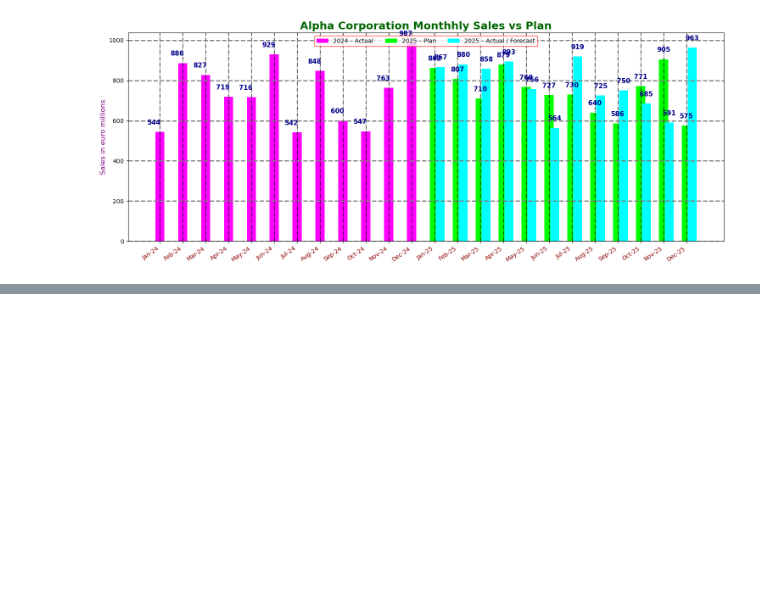
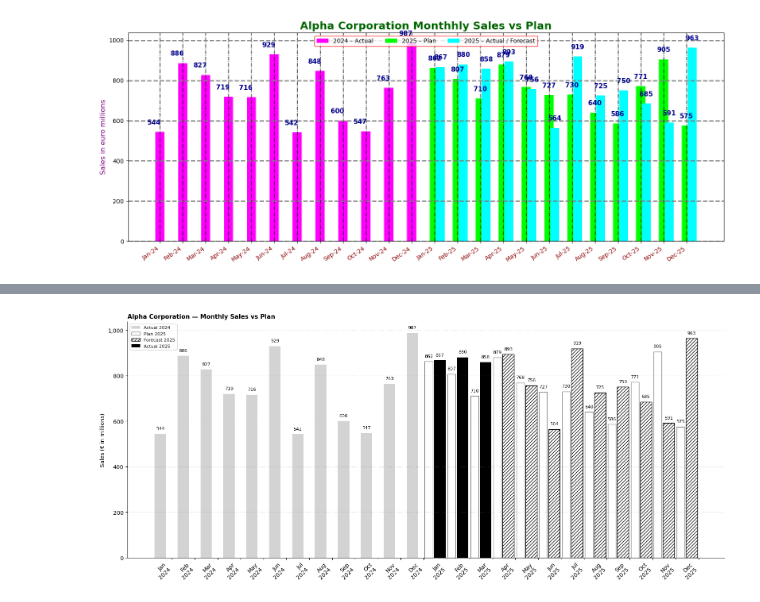
Before and after one commit to andriii0/daiaproj1, a Jupyter notebook: IBCSCharts.ipynb, the cells around one changed output, grey strips where cells are left out. Drawn from its saved outputs; the diff is of its cells as text; code cells hidden in the pictures; blank space fills up the shorter version.

Commit message:
added graph with IBCS rules
Make sure to check it and make changes if you want

```diff
--- a/IBCSCharts.ipynb
+++ b/IBCSCharts.ipynb
@@ -67,0 +71,94 @@ plt.show()
+# %%
+# IBCS colors
+COL = {
+    "actual": "black",
+    "forecast": "white",
+    "forecast_edge": "black",
+    "plan": "white",
+    "plan_edge": "grey",
+    "prev": "#d3d3d3",
+}
+
+# data preparation
+months = pd.date_range("2024-01-01", "2025-12-01", freq="MS")
+labels = [m.strftime("%b\n%Y") for m in months]
+
+# generate fake data
+rng = np.random.default_rng(42)  # fixed seed
+sales_2024 = rng.integers(500, 1000, 12)
+sales_2025_actual = rng.integers(500, 1000, 3)   # Jan–Mar actual
+sales_2025_forecast = rng.integers(500, 1000, 9) # Apr–Dec forecast
+sales_2025_plan = rng.integers(550, 950, 12)     # plan values
+
+# dataframe creation
+df = pd.DataFrame({
+    "Month": months,
+    "Label": labels,
+    "2024_actual": list(sales_2024) + [np.nan]*12,
+    "2025_plan": [np.nan]*12 + list(sales_2025_plan),
+    "2025_actual": [np.nan]*12 + list(sales_2025_actual) + [np.nan]*9,
+    "2025_forecast": [np.nan]*12 + [np.nan]*3 + list(sales_2025_forecast)
+})
+df["2025_actual_forecast"] = df["2025_actual"].fillna(df["2025_forecast"])
+
+# Plot
+fig, ax = plt.subplots(figsize=(16, 7))
+
+barWidth = 0.5         # thick main bars
+planWidth = 0.35       # same width as main bars for overlay
+planOffset = -0.78     # shift Plan bar left by 0.78
+offset2025 = -0.3      # shift Actual/Forecast 2025 left by 0.3
+
+
+# Offsets
+offsets = {
+    "2024_actual": -1.0 * barWidth,
+    "2025_plan": planOffset,
+    "2025_forecast": offset2025,
+    "2025_actual": offset2025
+}
+
+# Plot bars
+ax.bar(df.index + offsets["2024_actual"], df["2024_actual"], width=barWidth,
+       color=COL["prev"], label="Actual 2024")
+
+ax.bar(df.index + offsets["2025_plan"], df["2025_plan"], width=planWidth,
+       facecolor=COL["plan"], edgecolor=COL["plan_edge"], label="Plan 2025")
+
+ax.bar(df.index + offsets["2025_forecast"], df["2025_forecast"], width=barWidth,
+       facecolor=COL["forecast"], edgecolor=COL["forecast_edge"], hatch="////", label="Forecast 2025")
+
+ax.bar(df.index + offsets["2025_actual"], df["2025_actual"], width=barWidth,
+       color=COL["actual"], label="Actual 2025")
+
+# Numbers above bars
+for col, offset in offsets.items():
+    width = planWidth if col == "2025_plan" else barWidth
+    for i, val in enumerate(df[col]):
+        if not pd.isna(val):
+            ax.text(i + offset, val + 15, f"{val:.0f}",
+                    ha="center", va="bottom", fontsize=8)
+
+# Labels & formatting
+ax.set_xticks(df.index)
+ax.set_xticklabels(df["Label"], rotation=45, ha="right")
+
+# Title smaller + left-aligned
+ax.set_title("Alpha Corporation — Monthly Sales vs Plan",
+             fontsize=11, weight="bold", loc="left")
+
+ax.set_ylabel("Sales (€ in millions)")
+ax.set_ylim(bottom=0)
+ax.yaxis.set_major_formatter(mticker.StrMethodFormatter("{x:,.0f}"))
+ax.grid(axis="y", linestyle=":", linewidth=0.5, color="grey", alpha=0.5)
+
+# Clean frame
+ax.spines["top"].set_visible(False)
+ax.spines["right"].set_visible(False)
+
+# Legend
+ax.legend(loc="upper left", fontsize=8)
+plt.tight_layout()
+plt.show()
+# %% [output]
+[figure, added]
```
Also changed, not shown: parts of 3 cells of this notebook.
